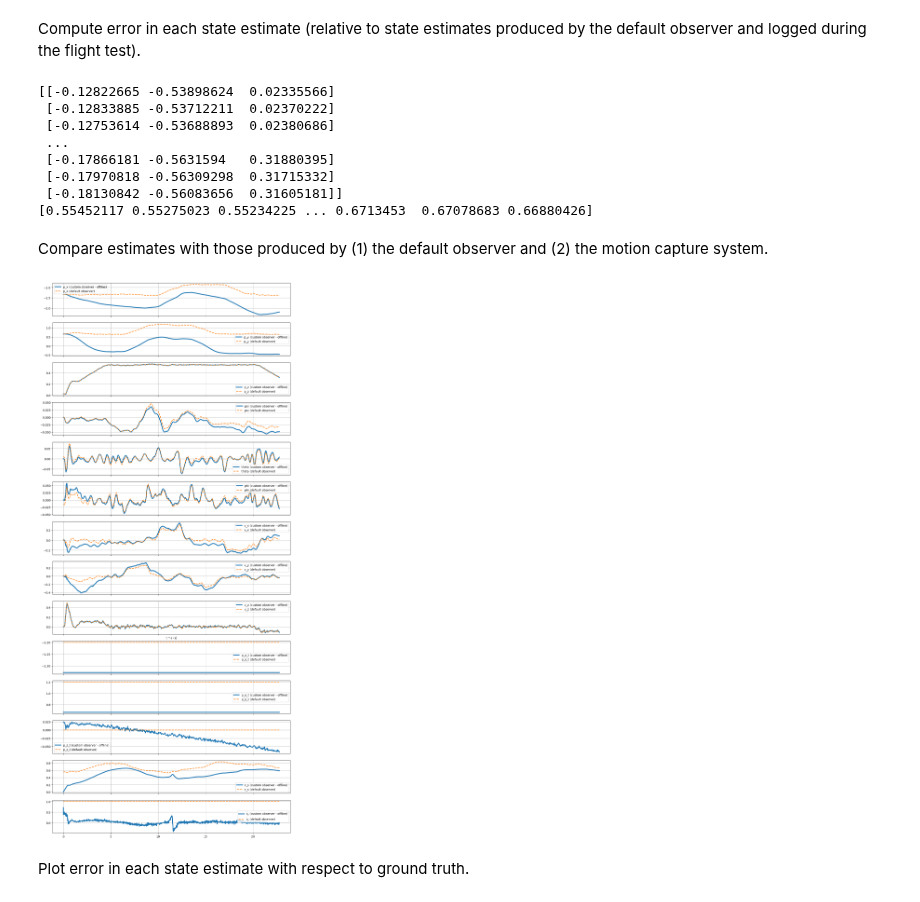
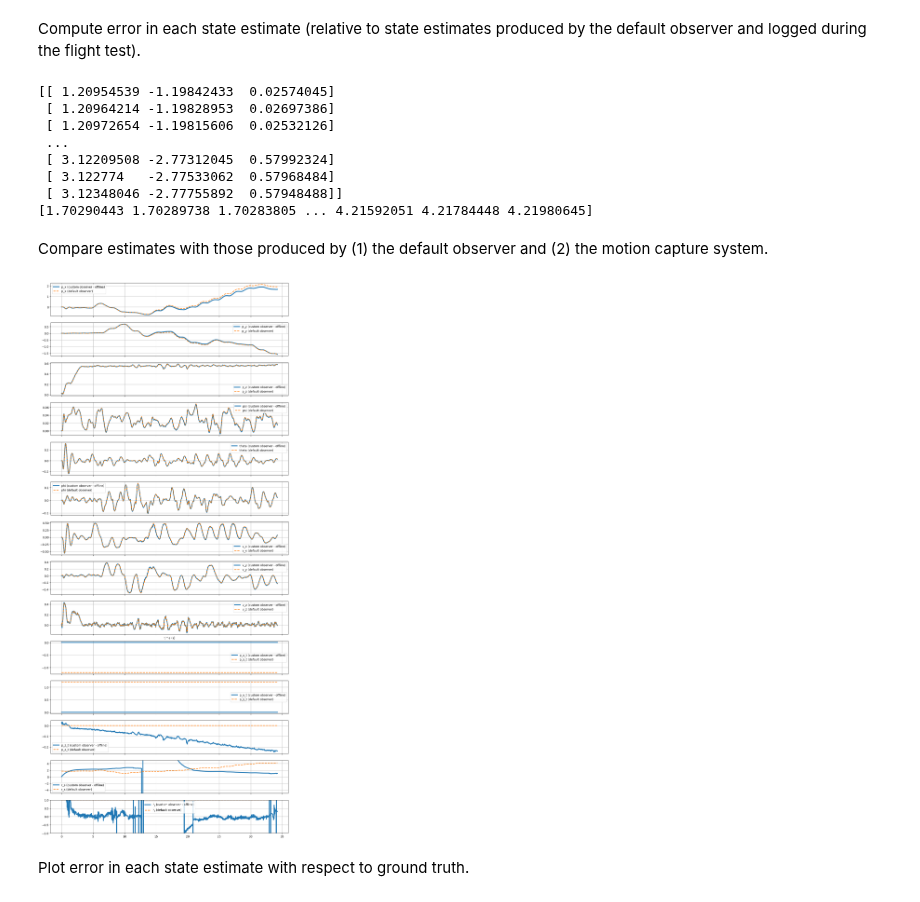
Before and after one commit to Chairless-maybe/crazyflie-client, a Jupyter notebook: project/offline-implementation.ipynb, the cells around one changed output. Drawn from its saved outputs; the diff is of its cells as text; code cells hidden in the pictures.

Commit message:
Got gradient descent data (oops)

```diff
--- a/project/offline-implementation.ipynb
+++ b/project/offline-implementation.ipynb
@@ -312,7 +316,8 @@ L = [[    0.000000    -0.000000    24.182550     0.000000]
 Load flight data.
 # %%
 # Load flight data
-raw_data_drone, raw_data_mocap = load_hardware_data('calibration_default_obs_2.json')
+# raw_data_drone, raw_data_mocap = load_hardware_data('calibration_default_obs_2.json')
+raw_data_drone, raw_data_mocap = load_hardware_data('follower_test.json')
 
 # Resample drone data
 data_drone = resample_data_drone(
@@ -515,14 +502,14 @@ r_s_default = np.array([np.linalg.norm(p) for p in p_b_t_default])
 print(p_b_t_default)
 print(r_s_default)
 # %% [output]
-[[-0.12822665 -0.53898624  0.02335566]
- [-0.12833885 -0.53712211  0.02370222]
- [-0.12753614 -0.53688893  0.02380686]
+[[ 1.20954539 -1.19842433  0.02574045]
+ [ 1.20964214 -1.19828953  0.02697386]
+ [ 1.20972654 -1.19815606  0.02532126]
  ...
- [-0.17866181 -0.5631594   0.31880395]
- [-0.17970818 -0.56309298  0.31715332]
- [-0.18130842 -0.56083656  0.31605181]]
-[0.55452117 0.55275023 0.55234225 ... 0.6713453  0.67078683 0.66880426]
+ [ 3.12209508 -2.77312045  0.57992324]
+ [ 3.122774   -2.77533062  0.57968484]
+ [ 3.12348046 -2.77755892  0.57948488]]
+[1.70290443 1.70289738 1.70283805 ... 4.21592051 4.21784448 4.21980645]
 # %%
 p_x_err = p_x_offline - p_x_default
 p_y_err = p_y_offline - p_y_default
@@ -552,34 +539,38 @@ fig, (ax_p_x,
       ax_p_y,
       ax_p_z,
       ax_psi,
       ax_theta,
       ax_phi,
       ax_v_x,
       ax_v_y,
       ax_v_z,
       ax_p_x_t,
       ax_p_y_t,
       ax_p_z_t,
       ax_r_s,
       ax_r_s_dot) = plt.subplots(14, 1, figsize=(15, 35), sharex=True)
 comparison_plot(t, p_x_offline, p_x_default, 'p_x', ax_p_x)
 comparison_plot(t, p_y_offline, p_y_default, 'p_y', ax_p_y)
 comparison_plot(t, p_z_offline, p_z_default, 'p_z', ax_p_z)
 comparison_plot(t, psi_offline, psi_default, 'psi', ax_psi)
 comparison_plot(t, theta_offline, theta_default, 'theta', ax_theta)
 comparison_plot(t, phi_offline, phi_default, 'phi', ax_phi)
 comparison_plot(t, v_x_offline, v_x_default, 'v_x', ax_v_x)
 comparison_plot(t, v_y_offline, v_y_default, 'v_y', ax_v_y)
 comparison_plot(t, v_z_offline, v_z_default, 'v_z', ax_v_z)
 comparison_plot(t, p_x_t_w_offline, p_x_t_w * np.ones(len(t)), 'p_x_t', ax_p_x_t)
 comparison_plot(t, p_y_t_w_offline, p_y_t_w * np.ones(len(t)), 'p_y_t', ax_p_y_t)
 comparison_plot(t, p_z_t_w_offline, p_z_t_w * np.ones(len(t)), 'p_z_t', ax_p_z_t)
 comparison_plot(t, r_s_offline, r_s_default, 'r_s', ax_r_s)
 comparison_plot(t, r_s_dot_offline, np.ones(len(t)), r'$\dot{r}_s$', ax_r_s_dot)
 ax_v_z.set_xlabel('time (s)')
+
+ax_r_s.set_ylim([-5., 5.])
+ax_r_s_dot.set_ylim([-1., 1.])
+
 plt.show()
 # %% [output]
-[figure, old version]
+[figure, new version]
 # %% [markdown]
 Plot error in each state estimate with respect to ground truth.
 # %%
```
Also changed, not shown: parts of 4 cells of this notebook, 11 other files.
